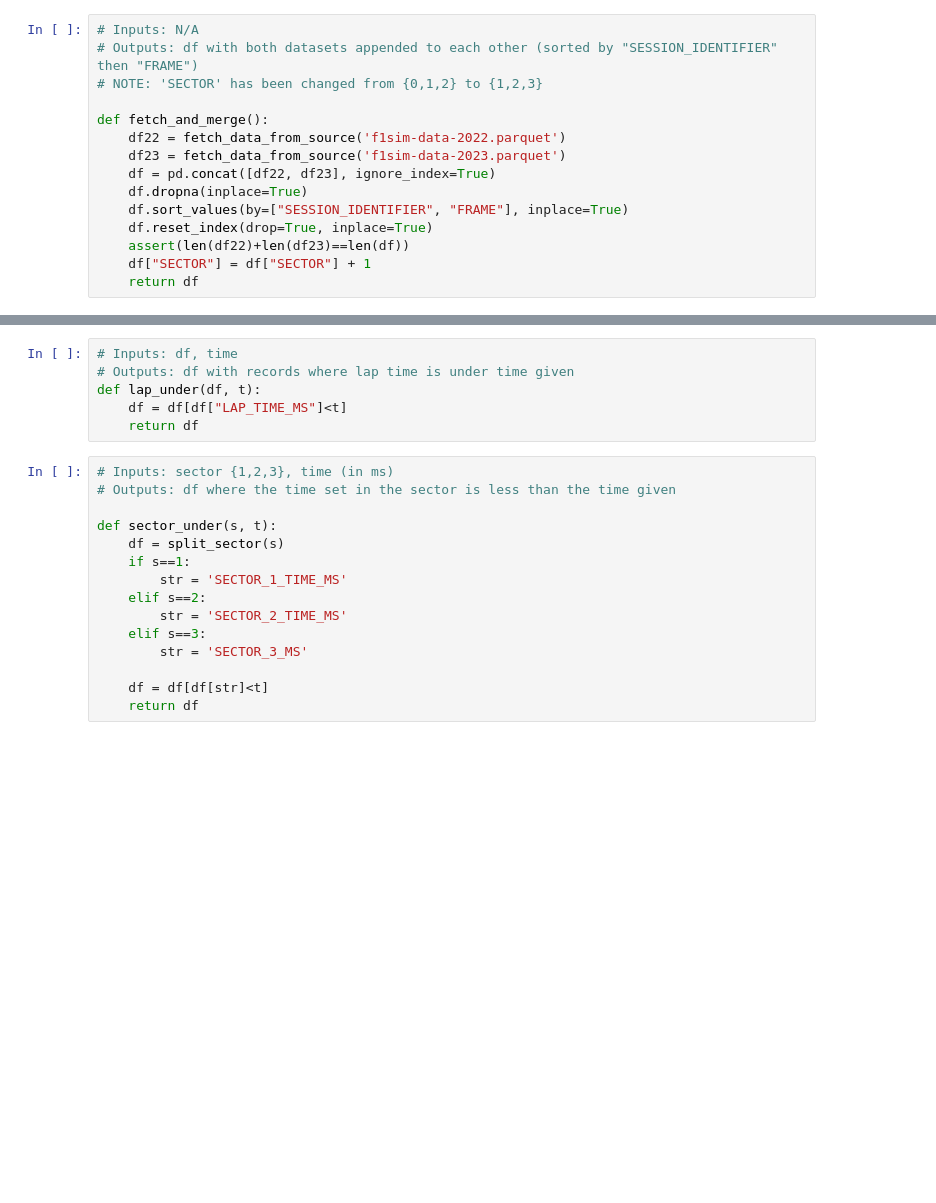
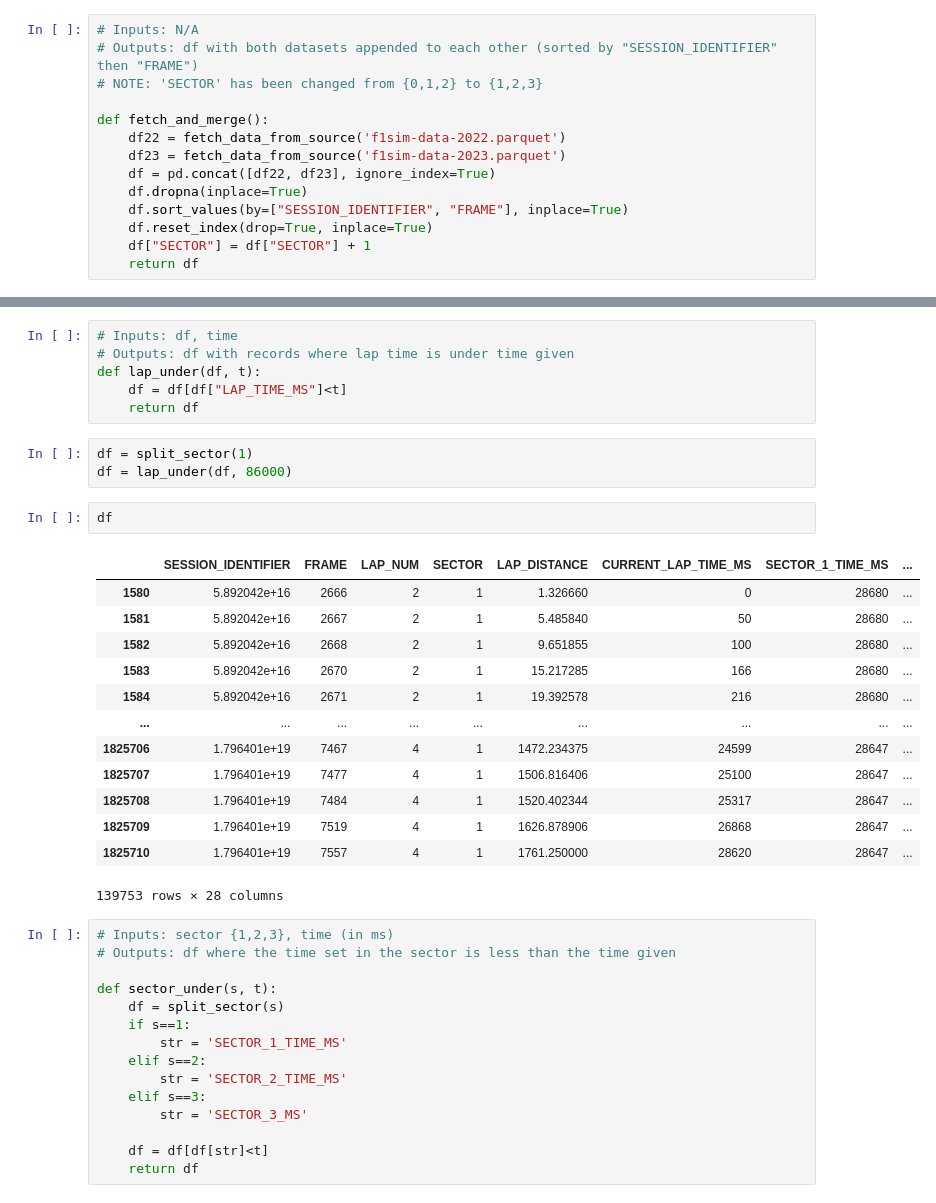
Before and after one commit to Bgon01/Data3001-capstone, a Jupyter notebook: data_cleaning/data_preprocessing.ipynb, the cells around one changed output, grey strips where cells are left out. Drawn from its saved outputs; the diff is of its cells as text; blank space fills up the shorter version.

```diff
--- a/data_cleaning/data_preprocessing.ipynb
+++ b/data_cleaning/data_preprocessing.ipynb
@@ -24,7 +24,6 @@ def fetch_and_merge():
     df.dropna(inplace=True)
     df.sort_values(by=["SESSION_IDENTIFIER", "FRAME"], inplace=True)
     df.reset_index(drop=True, inplace=True)
-    assert(len(df22)+len(df23)==len(df))
     df["SECTOR"] = df["SECTOR"] + 1
     return df
 # %%
@@ -41,6 +40,25 @@ def split_sector(s):
 def lap_under(df, t):
     df = df[df["LAP_TIME_MS"]<t]
     return df
+# %%
+df = split_sector(1)
+df = lap_under(df, 86000)
+# %%
+df
+# %% [output]
+|  | SESSION_IDENTIFIER | FRAME | LAP_NUM | SECTOR | LAP_DISTANCE | CURRENT_LAP_TIME_MS | SECTOR_1_TIME_MS | ... |
+| 1580 | 5.892042e+16 | 2666 | 2 | 1 | 1.326660 | 0 | 28680 | ... |
+| 1581 | 5.892042e+16 | 2667 | 2 | 1 | 5.485840 | 50 | 28680 | ... |
+| 1582 | 5.892042e+16 | 2668 | 2 | 1 | 9.651855 | 100 | 28680 | ... |
+| 1583 | 5.892042e+16 | 2670 | 2 | 1 | 15.217285 | 166 | 28680 | ... |
+| 1584 | 5.892042e+16 | 2671 | 2 | 1 | 19.392578 | 216 | 28680 | ... |
+| ... | ... | ... | ... | ... | ... | ... | ... | ... |
+| 1825706 | 1.796401e+19 | 7467 | 4 | 1 | 1472.234375 | 24599 | 28647 | ... |
+| 1825707 | 1.796401e+19 | 7477 | 4 | 1 | 1506.816406 | 25100 | 28647 | ... |
+| 1825708 | 1.796401e+19 | 7484 | 4 | 1 | 1520.402344 | 25317 | 28647 | ... |
+| 1825709 | 1.796401e+19 | 7519 | 4 | 1 | 1626.878906 | 26868 | 28647 | ... |
+| 1825710 | 1.796401e+19 | 7557 | 4 | 1 | 1761.250000 | 28620 | 28647 | ... |
+139753 rows × 28 columns
 # %%
 # Inputs: sector {1,2,3}, time (in ms)
 # Outputs: df where the time set in the sector is less than the time given
```
Also changed, not shown: 2 other files.
